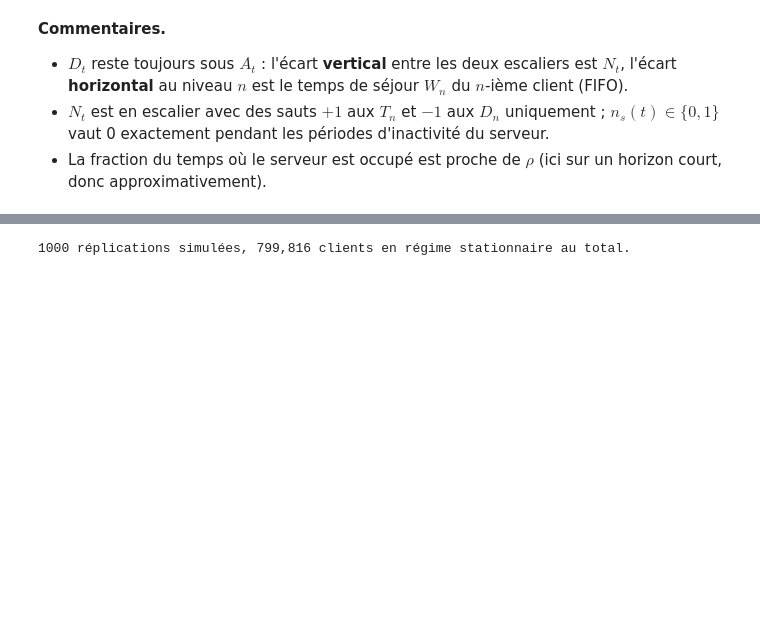
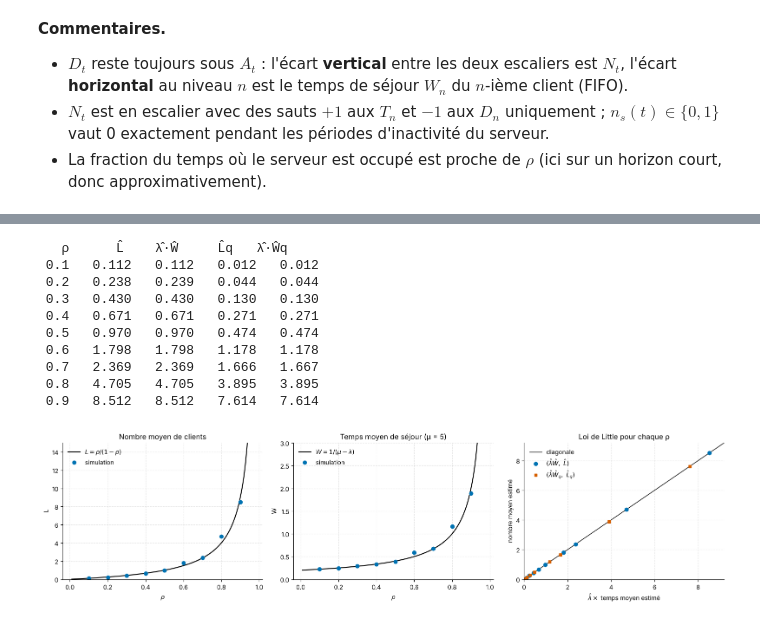
Before and after one commit to MINCHELLA-Paul/Master-MIASHS, a Jupyter notebook: Processus_Stochastique/Files_attente_MM1_MMcK_correction.ipynb, the cells around one changed output, grey strips where cells are left out. Cells and saved outputs as stored; diff of their text form; code cells hidden in the pictures; blank space fills up the shorter version.

Commit message:
Update queueing notebooks with Little's law TP section

```diff
--- a/Processus_Stochastique/Files_attente_MM1_MMcK_correction.ipynb
+++ b/Processus_Stochastique/Files_attente_MM1_MMcK_correction.ipynb
@@ -422,31 +445,51 @@ $\hat L^{(b)}=\frac{1}{T_{\max}-t_0}\int_{t_0}^{T_{\max}}N_s\,ds$, $\hat L_q^{(b
 # %%
-lam, mu = 4.0, 5.0
-B = 1000
-T_max, t_burn = 300.0, 100.0
-t_grid = np.linspace(0, 100, 401)                 # grille (équidistante, part de 0) pour la trajectoire moyenne
-th = mm1_metrics(lam, mu)
+# L(ρ) et W(ρ) : théorie vs simulation longue (une trajectoire par point, horizon 5000, chauffe 500)
+mu = 5.0
+rho_th = np.linspace(0.01, 0.97, 300)
+rho_sim = np.arange(0.1, 0.95, 0.1)
+L_sim, W_sim, Lq_sim, Wq_sim, lam_sim = [], [], [], [], []
+for j, rho in enumerate(rho_sim):
+    r_j = simulate_mm1(rho * mu, mu, 5000.0, np.random.default_rng(SEED + 100 + j))
+    occ = occupation_measure(r_j["T"], r_j["D"], 500.0, 5000.0)
+    n_occ = np.arange(occ.size)
+    win = r_j["T"] >= 500.0
+    L_sim.append(occ @ n_occ)
+    Lq_sim.append(occ @ np.maximum(n_occ - 1, 0))
+    W_sim.append(r_j["W"][win].mean())
+    Wq_sim.append(r_j["Wq"][win].mean())
+    lam_sim.append(win.sum() / 4500.0)                     # taux d'arrivée estimé sur la fenêtre
+L_sim, W_sim, Lq_sim, Wq_sim, lam_sim = map(np.array, (L_sim, W_sim, Lq_sim, Wq_sim, lam_sim))
 
-rng = np.random.default_rng(SEED)
-N_grid = np.empty((B, t_grid.size), dtype=int)
-L_hat, Lq_hat, W_hat, Wq_hat, lam_hat, varN_hat = (np.empty(B) for _ in range(6))
-W_iid = np.empty(B)                               # client n° 600 de chaque réplication -> échantillon i.i.d.
-W_pool, Wq_pool = [], []
-for b in range(B):
-    r_b = simulate_mm1(lam, mu, T_max, rng)
-    T_b, D_b = r_b["T"], r_b["D"]
-    N_grid[b] = N_process(t_grid, T_b, D_b)
-    occ = occupation_measure(T_b, D_b, t_burn, T_max)
-    n = np.arange(occ.size)
-    L_hat[b] = occ @ n
-    Lq_hat[b] = occ @ np.maximum(n - 1, 0)
-    varN_hat[b] = occ @ n**2 - L_hat[b]**2
-    win = T_b >= t_burn                           # clients arrivés en régime stationnaire
-    W_hat[b], Wq_hat[b] = r_b["W"][win].mean(), r_b["Wq"][win].mean()
-    lam_hat[b] = win.sum() / (T_max - t_burn)
-    W_iid[b] = r_b["W"][600]                      # arrivé vers t ≈ 150, donc en régime stationnaire
-    W_pool.append(r_b["W"][win])
-    Wq_pool.append(r_b["Wq"][win])
-W_pool, Wq_pool = np.concatenate(W_pool), np.concatenate(Wq_pool)
-print(f"{B} réplications simulées, {W_pool.size:,} clients en régime stationnaire au total.")
+print(f"{'ρ':>4} {'L̂':>7} {'λ̂·Ŵ':>7} {'L̂q':>7} {'λ̂·Ŵq':>7}")
+for row in zip(rho_sim, L_sim, lam_sim * W_sim, Lq_sim, lam_sim * Wq_sim):
+    print(f"{row[0]:4.1f} " + " ".join(f"{v:7.3f}" for v in row[1:]))
+
+fig, axs = plt.subplots(1, 3, figsize=(16, 4.2))
+axs[0].plot(rho_th, rho_th / (1 - rho_th), color=C_THEO, label=r"$L=\rho/(1-\rho)$")
+axs[0].plot(rho_sim, L_sim, "o", color=C_ARR, label="simulation")
+axs[0].set(ylim=(0, 15), xlabel=r"$\rho$", ylabel="L", title="Nombre moyen de clients")
+axs[1].plot(rho_th, 1 / (mu * (1 - rho_th)), color=C_THEO, label=r"$W=1/(\mu-\lambda)$")
+axs[1].plot(rho_sim, W_sim, "o", color=C_ARR, label="simulation")
+axs[1].set(ylim=(0, 3), xlabel=r"$\rho$", ylabel="W", title=fr"Temps moyen de séjour (μ = {mu:g})")
+v_max = 1.08 * max(L_sim.max(), (lam_sim * W_sim).max())
+axs[2].plot([0, v_max], [0, v_max], color=C_THEO, lw=1, label="diagonale")
+axs[2].plot(lam_sim * W_sim, L_sim, "o", color=C_ARR, label=r"$(\hat\lambda\hat W,\ \hat L)$")
+axs[2].plot(lam_sim * Wq_sim, Lq_sim, "s", color=C_QUEUE, ms=5, label=r"$(\hat\lambda\hat W_q,\ \hat L_q)$")
+axs[2].set(xlim=(0, v_max), ylim=(0, v_max), xlabel=r"$\hat\lambda\times$ temps moyen estimé",
+           ylabel="nombre moyen estimé", title="Loi de Little pour chaque ρ")
+for ax in axs:
+    ax.legend()
+plt.tight_layout()
+plt.show()
 # %% [output]
-1000 réplications simulées, 799,816 clients en régime stationnaire au total.
+   ρ      L̂    λ̂·Ŵ     L̂q   λ̂·Ŵq
+ 0.1   0.112   0.112   0.012   0.012
+ 0.2   0.238   0.239   0.044   0.044
+ 0.3   0.430   0.430   0.130   0.130
+ 0.4   0.671   0.671   0.271   0.271
+ 0.5   0.970   0.970   0.474   0.474
+ 0.6   1.798   1.798   1.178   1.178
+ 0.7   2.369   2.369   1.666   1.667
+ 0.8   4.705   4.705   3.895   3.895
+ 0.9   8.512   8.512   7.614   7.614
+[figure, added]
```
Also changed, not shown: parts of 72 cells of this notebook, 1 other file.
